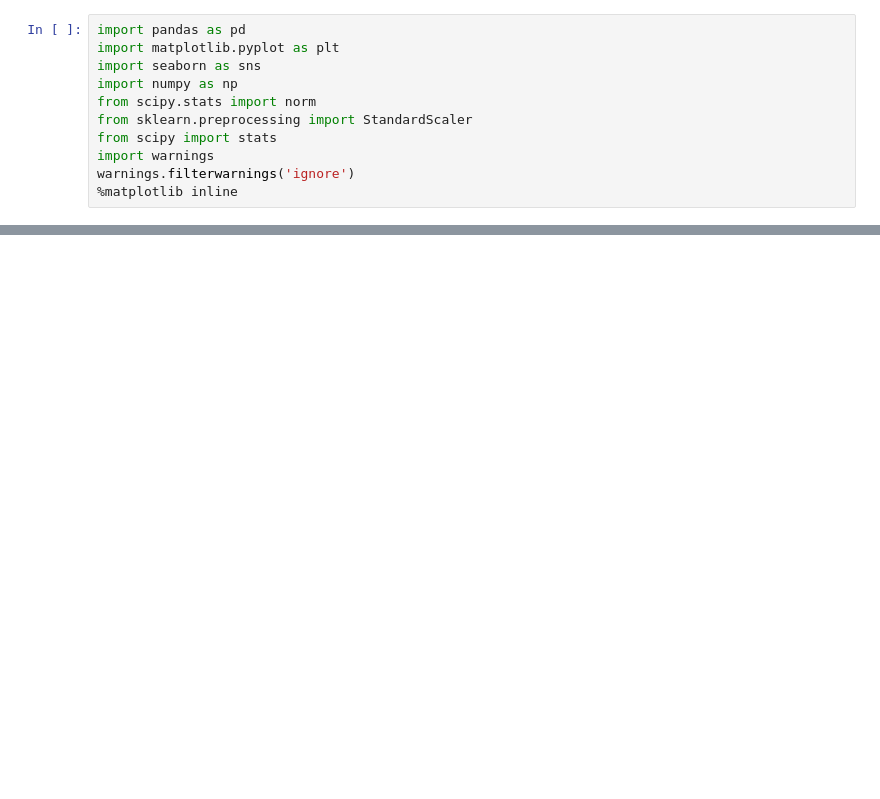
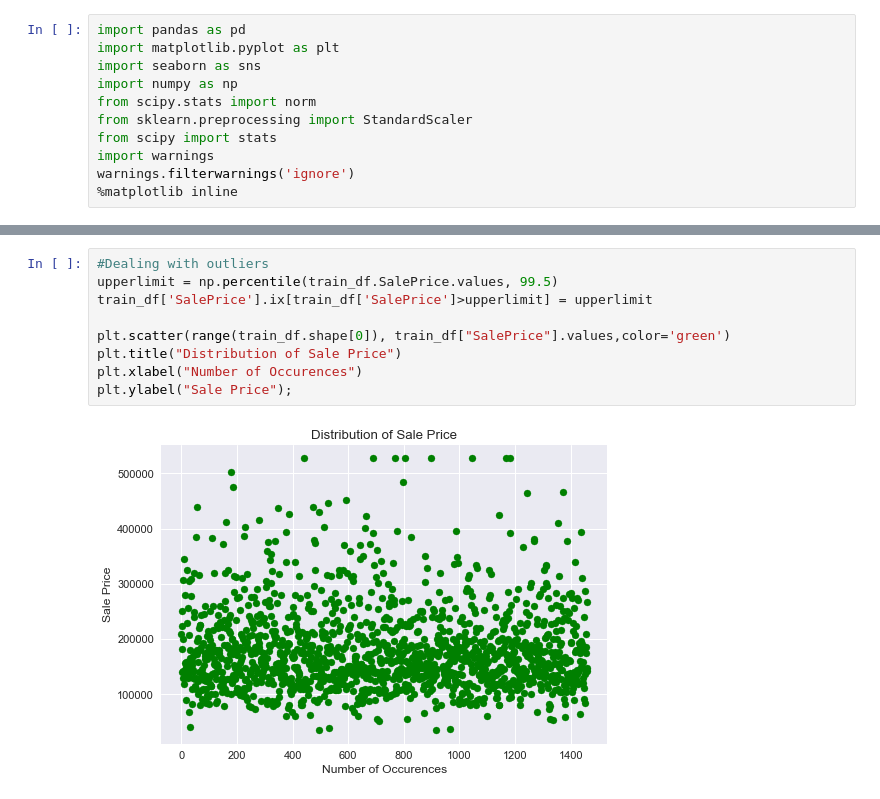
Before and after one commit to MattaUmaMaheswaraReddy/PHBS_ML_Project, a Jupyter notebook: Housing_Pricing/Documents/Data Description.ipynb, the cells around one changed output, grey strips where cells are left out. Saved outputs shown, nothing was run; the diff lists cells and outputs as text; blank space fills up the shorter version.

```diff
--- a/Housing_Pricing/Documents/Data Description.ipynb
+++ b/Housing_Pricing/Documents/Data Description.ipynb
@@ -79,0 +264,11 @@ plt.title('Correlation between features');
+# %%
+#Dealing with outliers
+upperlimit = np.percentile(train_df.SalePrice.values, 99.5)
+train_df['SalePrice'].ix[train_df['SalePrice']>upperlimit] = upperlimit
+
+plt.scatter(range(train_df.shape[0]), train_df["SalePrice"].values,color='green')
+plt.title("Distribution of Sale Price")
+plt.xlabel("Number of Occurences")
+plt.ylabel("Sale Price");
+# %% [output]
+[figure, added]
```
Also changed, not shown: parts of 25 cells of this notebook.
